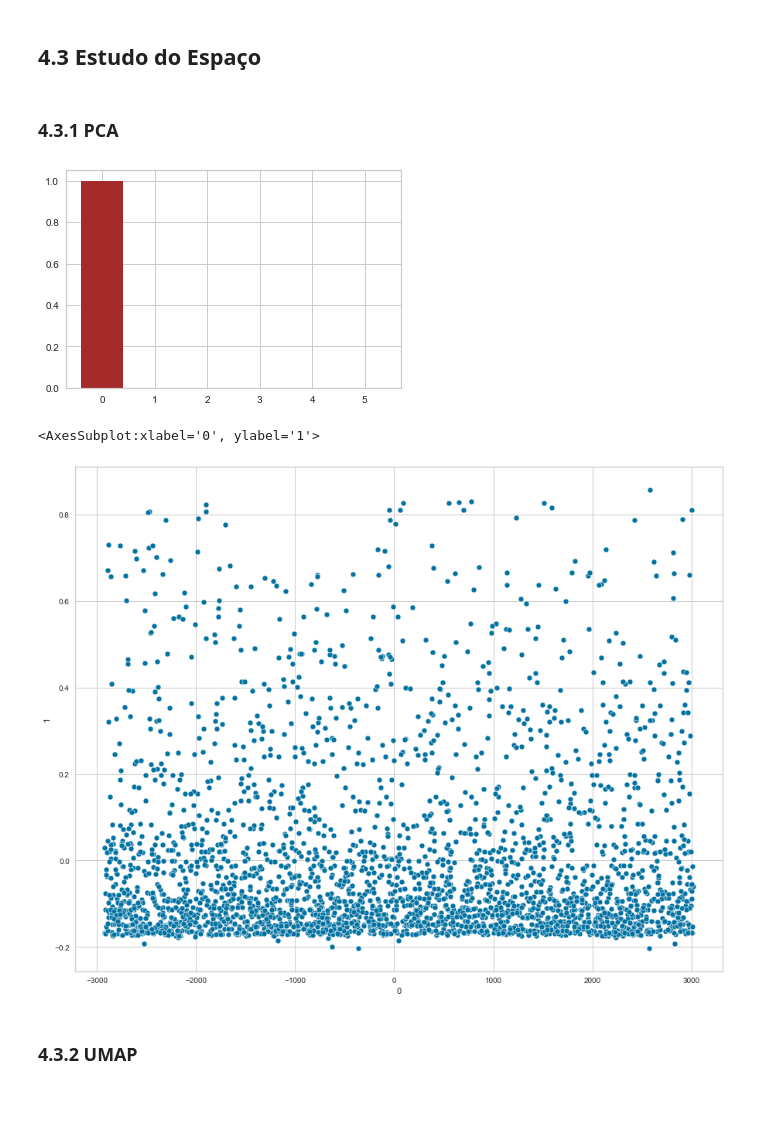
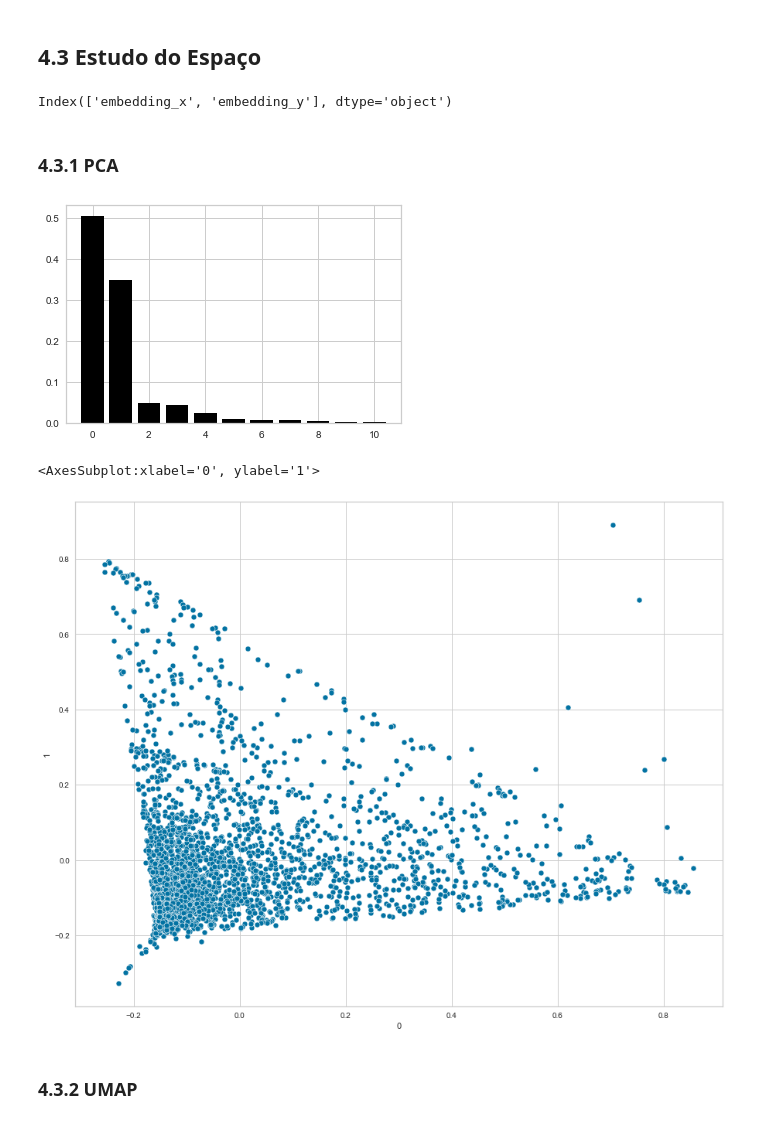
Before and after one commit to MarileneA/Customer_cluster, a Jupyter notebook: c05_Model_results.ipynb, the cells around one changed output. Drawn from its saved outputs; the diff is of its cells as text; code cells hidden in the pictures.

```diff
--- a/c05_Model_results.ipynb
+++ b/c05_Model_results.ipynb
@@ -849,51 +836,53 @@ sns.pairplot( df42)
 ## 4.3 Estudo do Espaço
 # %%
 #original dataset
-#df43 = df4.drop(columns=['customer_id'], axis=1)
+df43 = df4.drop(columns=['customer_id'], axis=1)
 
-#selected dataset
-cols_Selected = ['customer_id', 'gross_revenue','recency_days', 'qtde_products', 'frequency', 'qtde_returns']
-df43= df4[cols_Selected]
+##selected dataset
+#cols_Selected = ['customer_id', 'gross_revenue','recency_days', 'qtde_products', 'frequency', 'qtde_returns']
+#df43= df4[cols_Selected]
+# %%
+df5.columns
+# %% [output]
+Index(['embedding_x', 'embedding_y'], dtype='object')
 # %%
 mm = pp.MinMaxScaler()
 
-#
 df43['gross_revenue']         =  mm.fit_transform(df43[['gross_revenue']])
 df43['recency_days']          =  mm.fit_transform(df43[['recency_days']])
-#df43['qtde_invoices']         =  mm.fit_transform(df43[['qtde_invoices']])
-#df43['qtde_items']            =  mm.fit_transform(df43[['qtde_items']])
+df43['qtde_invoices']         =  mm.fit_transform(df43[['qtde_invoices']])
+df43['qtde_items']            =  mm.fit_transform(df43[['qtde_items']])
 df43['qtde_products']         =  mm.fit_transform(df43[['qtde_products']])
-#df43['avg_ticket']            =  mm.fit_transform(df43[['avg_ticket']])
-#df43['avg_recency_days']      =  mm.fit_transform(df43[['avg_recency_days']])
+df43['avg_ticket']            =  mm.fit_transform(df43[['avg_ticket']])
+df43['avg_recency_days']      =  mm.fit_transform(df43[['avg_recency_days']])
 df43['frequency']             =  mm.fit_transform(df43[['frequency']])
 df43['qtde_returns']          =  mm.fit_transform(df43[['qtde_returns']])
-#df43['avg_basket_size']       =  mm.fit_transform(df43[['avg_basket_size']])
-#df43['avg_unique_basket_size']=  mm.fit_transform(df43[['avg_unique_basket_size']])
-
+df43['avg_basket_size']       =  mm.fit_transform(df43[['avg_basket_size']])
+df43['avg_unique_basket_size']=  mm.fit_transform(df43[['avg_unique_basket_size']])
 X = df43.copy()
 # %% [markdown]
 ### 4.3.1 PCA
 # %%
 pca = dd.PCA( n_components=X.shape[1])
 
 principal_components = pca.fit_transform(X)
 
 #plot explained variable
 
 features = range(pca.n_components_)
 
-plt.bar(features, pca.explained_variance_ratio_, color='brown')
+plt.bar(features, pca.explained_variance_ratio_, color='black')
 
 #pca component
 df_pca = pd.DataFrame(principal_components)
 # %% [output]
-[figure, old version]
+[figure, new version]
 # %%
 plt.figure(figsize=(15,12))
 sns.scatterplot(x=0, y=1, data=df_pca)
 # %% [output]
 <AxesSubplot:xlabel='0', ylabel='1'>
-[figure, old version]
+[figure, new version]
 # %% [markdown]
 ### 4.3.2 UMAP
 # %%
```
Also changed, not shown: parts of 26 cells of this notebook, 4 other files.
